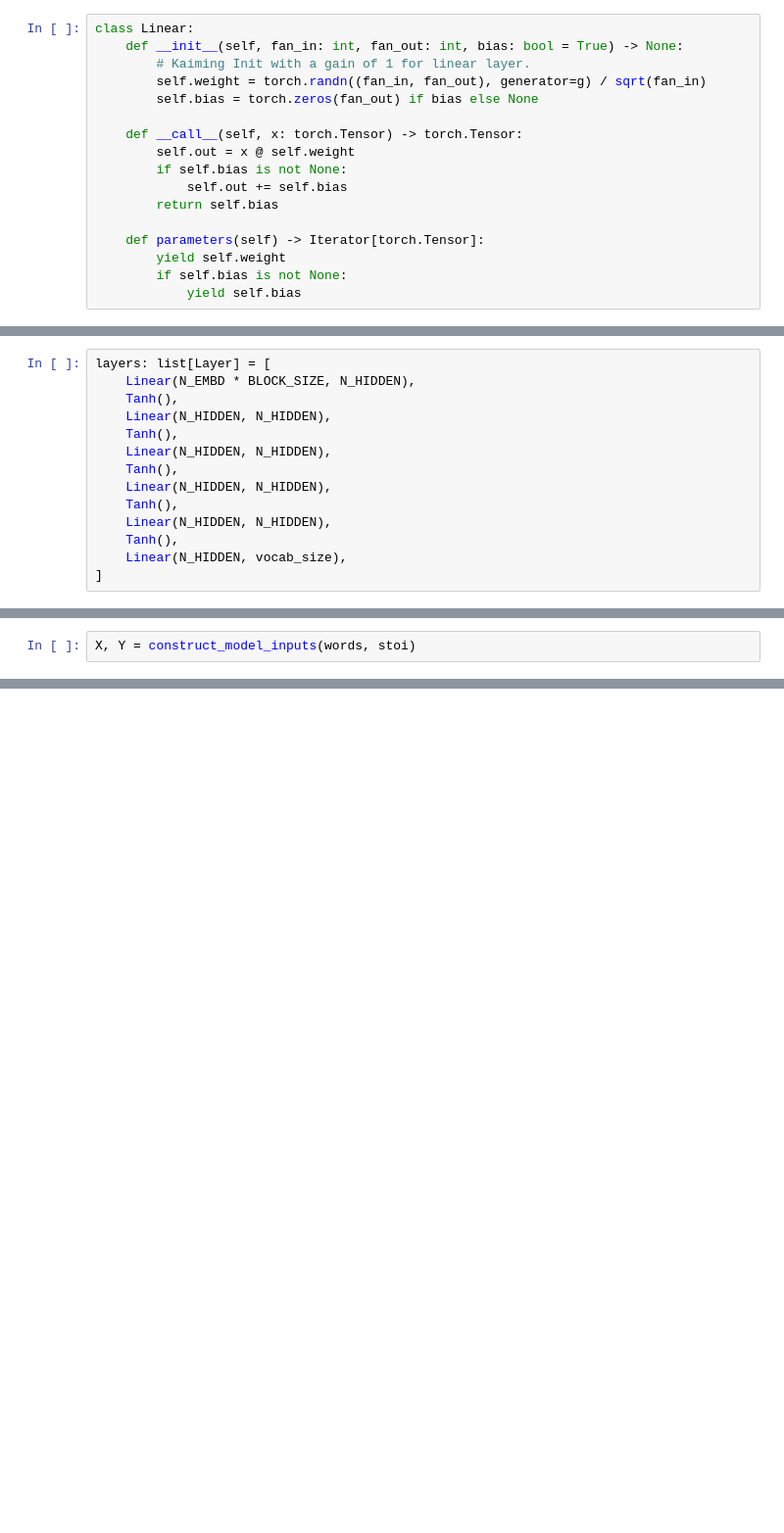
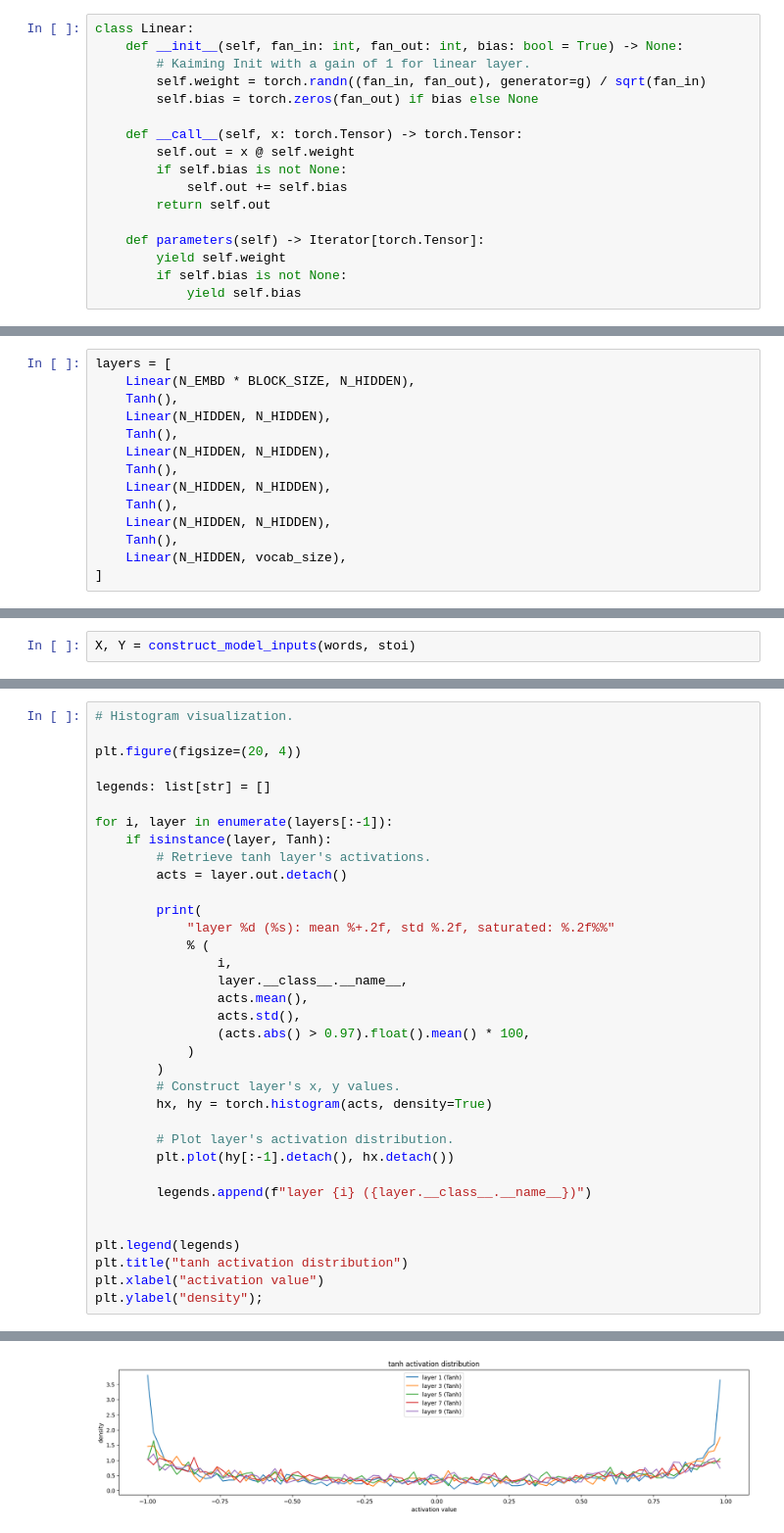
Before and after one commit to VihangaFTW/deep-learning, a Jupyter notebook: spoticore/src/spoticore/spoticore_p2_torch.ipynb, the cells around one changed output, grey strips where cells are left out. Shown: that part at 98% size. Cells and saved outputs as stored; diff of their text form; blank space fills up the shorter version.

```diff
--- a/spoticore/src/spoticore/spoticore_p2_torch.ipynb
+++ b/spoticore/src/spoticore/spoticore_p2_torch.ipynb
@@ -42,7 +46,7 @@ class Linear:
         self.out = x @ self.weight
         if self.bias is not None:
             self.out += self.bias
-        return self.bias
+        return self.out
 
     def parameters(self) -> Iterator[torch.Tensor]:
         yield self.weight
@@ -150,7 +154,7 @@ C = torch.randn((vocab_size, N_EMBD), generator=g)
 # %% [markdown]
 ### Create deep MLP
 # %%
-layers: list[Layer] = [
+layers = [
     Linear(N_EMBD * BLOCK_SIZE, N_HIDDEN),
     Tanh(),
     Linear(N_HIDDEN, N_HIDDEN),
@@ -230,0 +282,36 @@ torch.Size([32, 3, 10])
+# %%
+# Histogram visualization.
+
+plt.figure(figsize=(20, 4))
+
+legends: list[str] = []
+
+for i, layer in enumerate(layers[:-1]):
+    if isinstance(layer, Tanh):
+        # Retrieve tanh layer's activations.
+        acts = layer.out.detach()
+
+        print(
+            "layer %d (%s): mean %+.2f, std %.2f, saturated: %.2f%%"
+            % (
+                i,
+                layer.__class__.__name__,
+                acts.mean(),
+                acts.std(),
+                (acts.abs() > 0.97).float().mean() * 100,
+            )
+        )
+        # Construct layer's x, y values.
+        hx, hy = torch.histogram(acts, density=True)
+
+        # Plot layer's activation distribution.
+        plt.plot(hy[:-1].detach(), hx.detach())
+
+        legends.append(f"layer {i} ({layer.__class__.__name__})")
+
+
+plt.legend(legends)
+plt.title("tanh activation distribution")
+plt.xlabel("activation value")
+plt.ylabel("density");
+# %% [output]
@@ -230,0 +323 @@ torch.Size([32, 3, 10])
+[figure, added]
```
Also changed, not shown: parts of 15 cells of this notebook.
